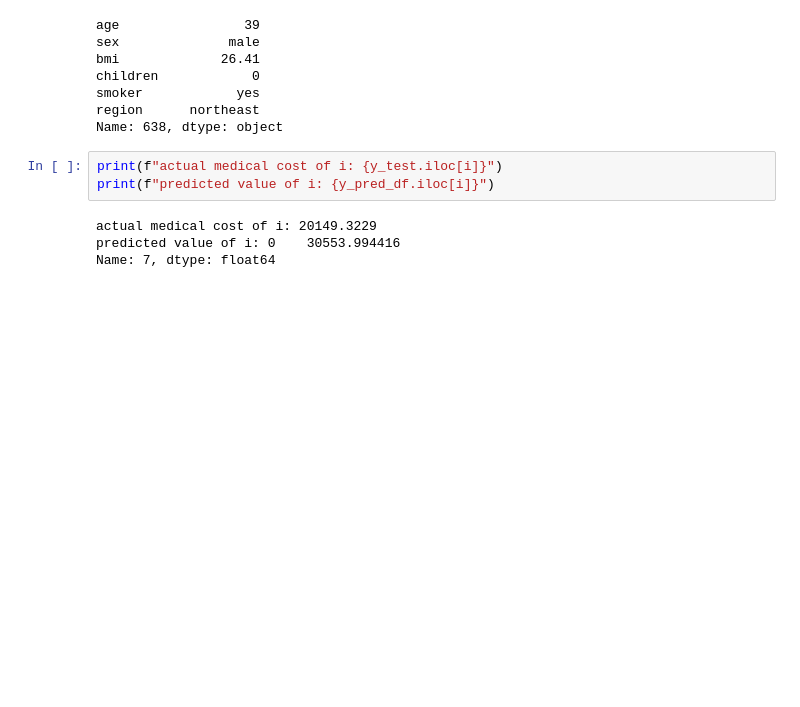
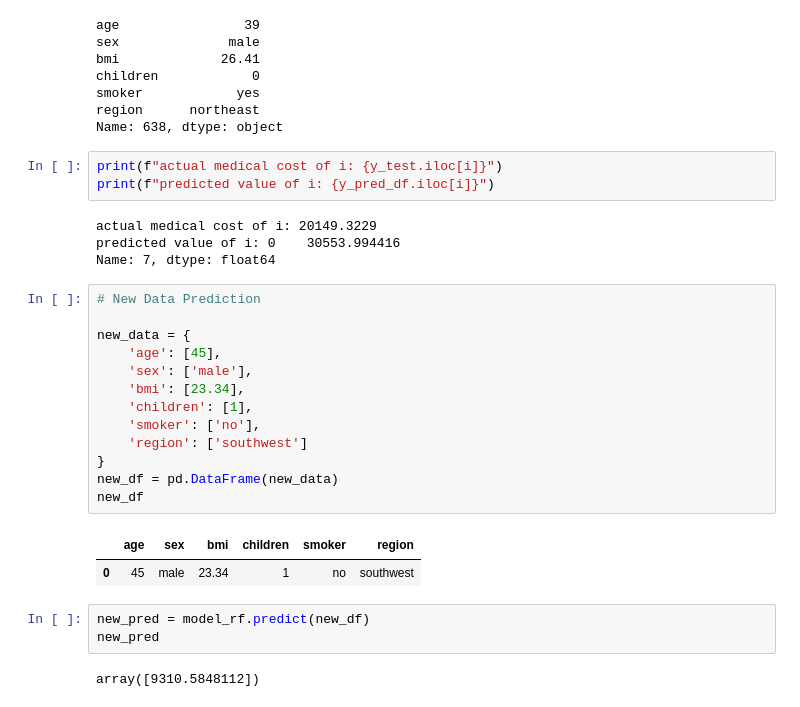
Before and after one commit to mackford3/medical_costs, a Jupyter notebook: notebooks/medical_costs_pred.ipynb, the cells around one changed output. Cells and saved outputs as stored; diff of their text form; blank space fills up the shorter version.

```diff
--- a/notebooks/medical_costs_pred.ipynb
+++ b/notebooks/medical_costs_pred.ipynb
@@ -185,3 +207,24 @@ print(f"predicted value of i: {y_pred_df.iloc[i]}")
 actual medical cost of i: 20149.3229
 predicted value of i: 0    30553.994416
 Name: 7, dtype: float64
+# %%
+# New Data Prediction
+
+new_data = {
+    'age': [45],
+    'sex': ['male'],
+    'bmi': [23.34],
+    'children': [1],
+    'smoker': ['no'],
+    'region': ['southwest']
+}
+new_df = pd.DataFrame(new_data)
+new_df
+# %% [output]
+|  | age | sex | bmi | children | smoker | region |
+| 0 | 45 | male | 23.34 | 1 | no | southwest |
+# %%
+new_pred = model_rf.predict(new_df)
+new_pred
+# %% [output]
+array([9310.5848112])
```
Also changed, not shown: parts of 3 cells of this notebook, 1 other file.
